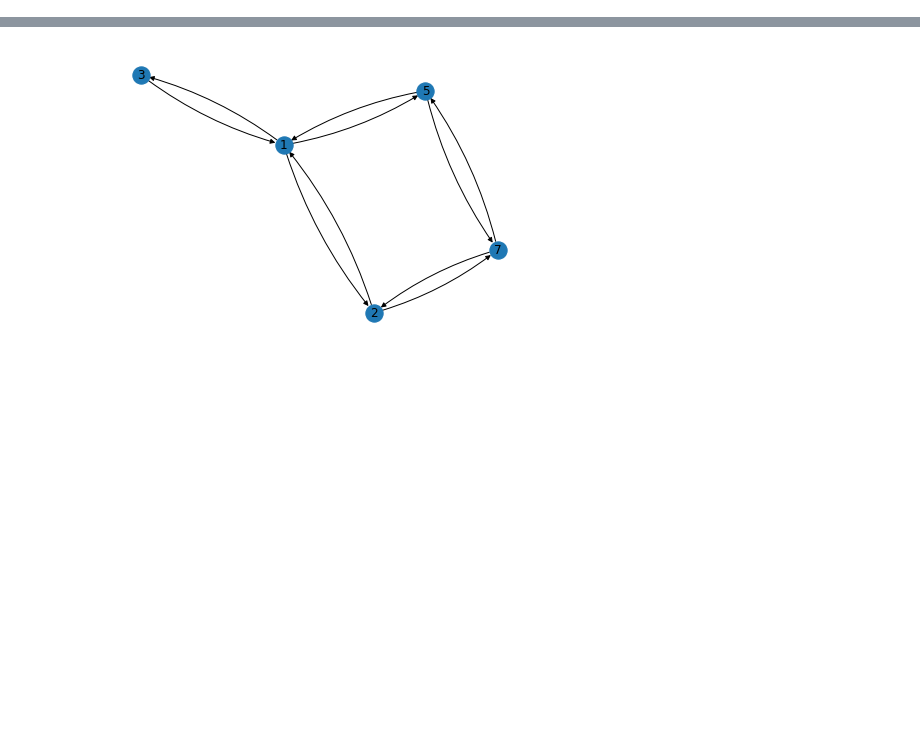
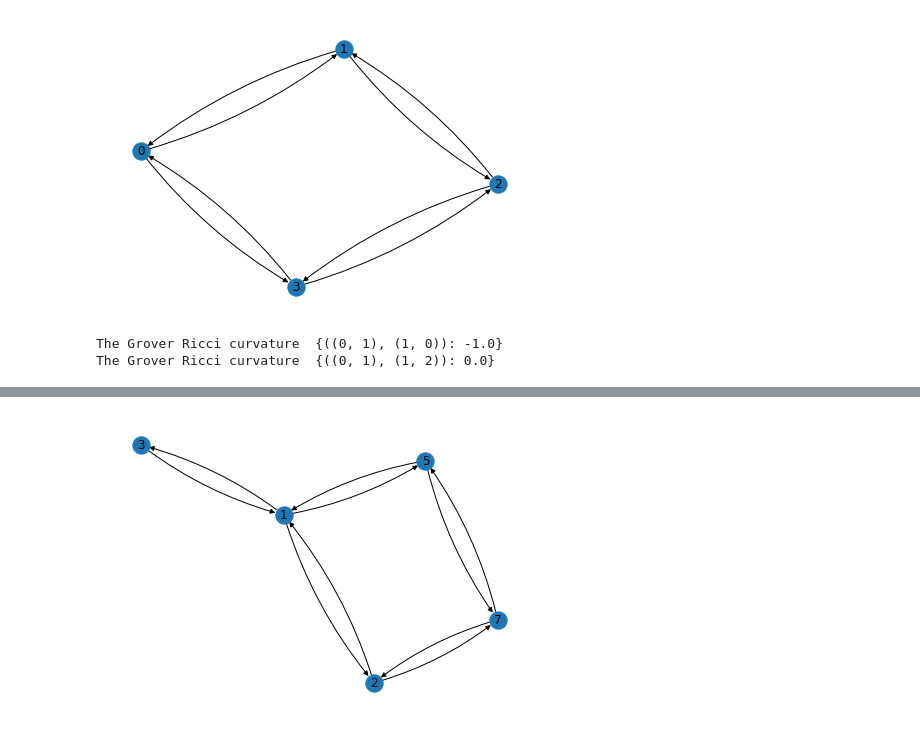
Before and after one commit to YasuakiFujitani/grover-geometry, a Jupyter notebook: main.ipynb, the cells around one changed output, grey strips where cells are left out. Saved outputs shown, nothing was run; the diff lists cells and outputs as text; code cells hidden in the pictures; blank space fills up the shorter version.

```diff
--- a/main.ipynb
+++ b/main.ipynb
@@ -0,0 +42,9 @@
+# %%
+G_C4=ArcGraph([(0,1),(1,2),(2,3),(3,0)])
+G_C4.plot()
+print("The Grover Ricci curvature ", G_C4.ricci((0,1),(1,0)))
+print("The Grover Ricci curvature ", G_C4.ricci((0,1),(1,2)))
+# %% [output]
+[figure, added]
+The Grover Ricci curvature  {((0, 1), (1, 0)): -1.0}
+The Grover Ricci curvature  {((0, 1), (1, 2)): 0.0}
```
Also changed, not shown: parts of 30 cells of this notebook, 5 other files.
